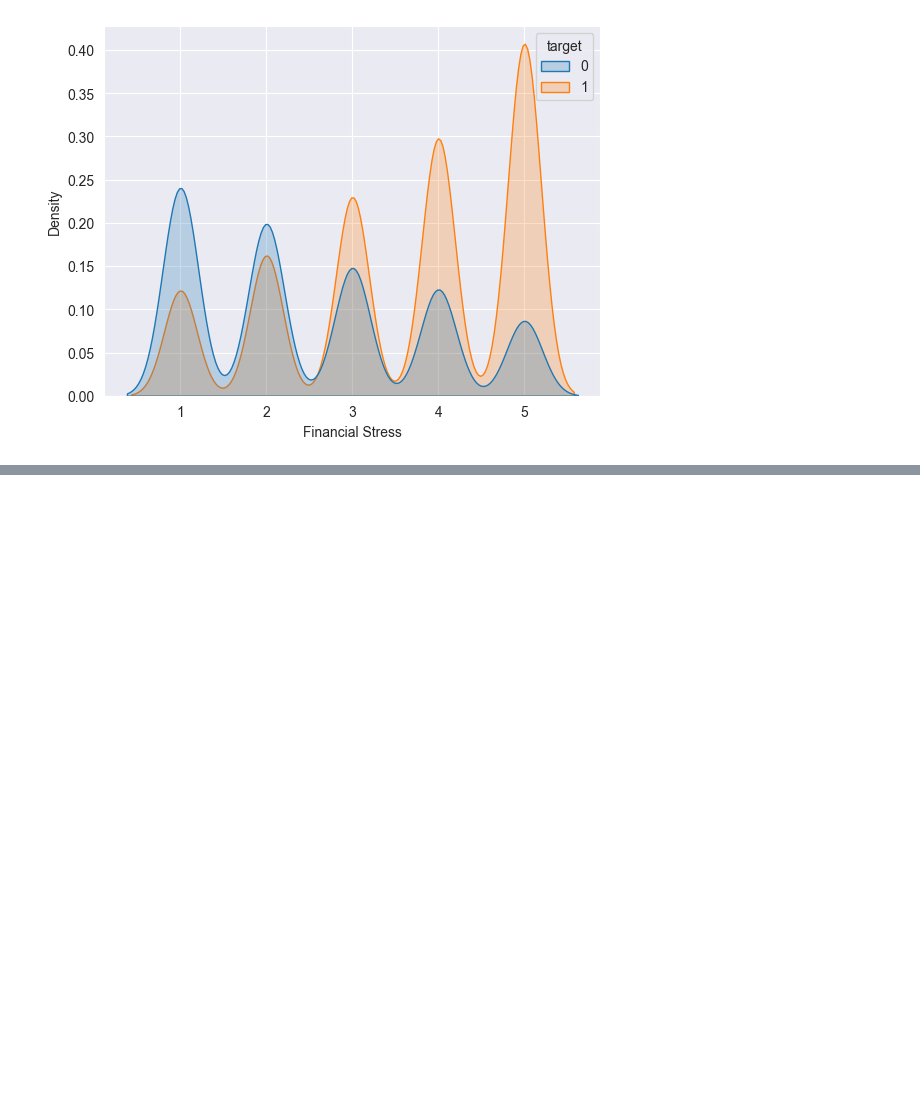
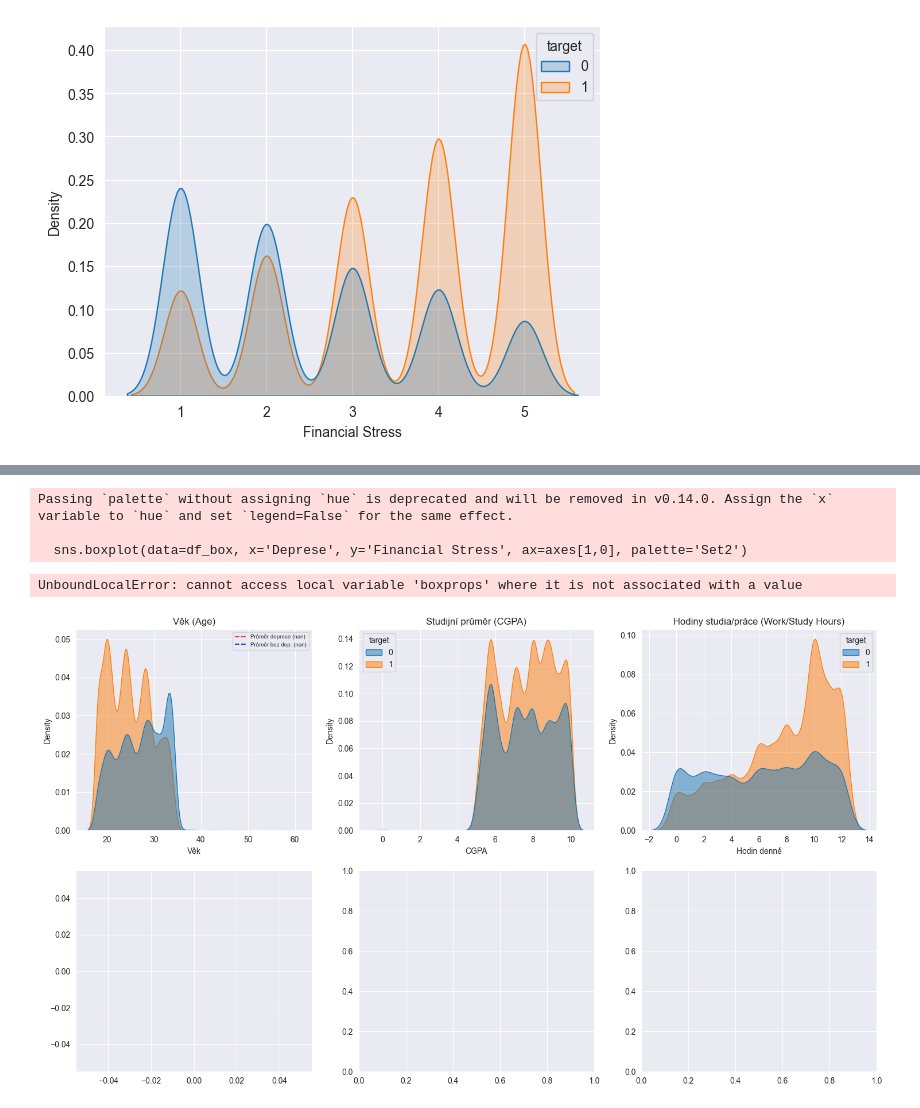
Before and after one commit to Nurofenkkk/VSE, a Jupyter notebook: ML2.ipynb, the cells around one changed output, grey strips where cells are left out. Drawn from its saved outputs; the diff is of its cells as text; code cells hidden in the pictures; blank space fills up the shorter version.

```diff
--- a/ML2.ipynb
+++ b/ML2.ipynb
@@ -124,0 +262,67 @@ sns.kdeplot(data=df, x='Financial Stress', hue='target', fill=True)
+# %%
+fig, axes = plt.subplots(2, 3, figsize=(18, 10))
+
+# Age
+sns.kdeplot(data=df, x='Age', hue='target', fill=True, alpha=0.5, ax=axes[0,0])
+age_dep  = df[df['target']==1]['Age'].mean()
+age_ndep = df[df['target']==0]['Age'].mean()
+axes[0,0].axvline(age_dep,  color='red',  linestyle='--', alpha=0.8, label=f'Průměr deprese ({age_dep:.1f})')
+axes[0,0].axvline(age_ndep, color='blue', linestyle='--', alpha=0.8, label=f'Průměr bez dep. ({age_ndep:.1f})')
+axes[0,0].set_title('Věk (Age)')
+axes[0,0].set_xlabel('Věk')
+axes[0,0].legend(fontsize=7)
+
+# CGPA
+sns.kdeplot(data=df, x='CGPA', hue='target', fill=True, alpha=0.5, ax=axes[0,1])
+axes[0,1].set_title('Studijní průměr (CGPA)')
+axes[0,1].set_xlabel('CGPA')
+
+# Work/Study Hours
+sns.kdeplot(data=df, x='Work/Study Hours', hue='target', fill=True, alpha=0.5, ax=axes[0,2])
+axes[0,2].set_title('Hodiny studia/práce (Work/Study Hours)')
+axes[0,2].set_xlabel('Hodin denně')
+
+# Financial Stress — boxplot by target
+df_box = df.copy()
+df_box['Deprese'] = df_box['target'].map({0: 'Bez deprese', 1: 'Deprese'})
+sns.boxplot(data=df_box, x='Deprese', y='Financial Stress', ax=axes[1,0], palette='Set2')
+axes[1,0].set_title('Finanční stres — boxplot')
+
+# Academic Pressure — boxplot
+sns.boxplot(data=df_box, x='Deprese', y='Academic Pressure', ax=axes[1,1], palette='Set2')
+axes[1,1].set_title('Akademický tlak — boxplot')
+
+# Korelace numerických příznaků s cílovou proměnnou
+df_corr_num = df.copy()
+df_corr_num['target_num'] = df_corr_num['target'].astype(int)
+corr_vals = (df_corr_num.select_dtypes(include='number')
+             .corr()['target_num']
+             .drop('target_num')
+             .sort_values())
+
+colors = ['#d73027' if v < 0 else '#4575b4' for v in corr_vals]
+corr_vals.plot(kind='barh', ax=axes[1,2], color=colors)
+axes[1,2].axvline(0, color='black', linewidth=0.8)
+axes[1,2].set_title('Korelace s cílovou proměnnou (Deprese)')
+axes[1,2].set_xlabel('Pearsonův korelační koeficient r')
+
+plt.suptitle('EDA — Numerické příznaky vs. Deprese', fontsize=14, fontweight='bold')
+plt.tight_layout()
+plt.savefig('eda_numeric.png', dpi=150, bbox_inches='tight')
+plt.show()
+
+# Přesné statistiky
+print("=== Průměrné hodnoty podle třídy ===")
+num_cols_eda = ['Age', 'CGPA', 'Academic Pressure', 'Financial Stress', 'Work/Study Hours']
+group_stats = df.groupby('target')[num_cols_eda].mean().round(2)
+group_stats.index = ['Bez deprese (0)', 'Deprese (1)']
+print(group_stats.T.to_string())
+
+print("\n=== Korelace s depresí (sestupně dle abs. hodnoty) ===")
+print(corr_vals.abs().sort_values(ascending=False).round(3).to_string())
+# %% [output]
+Passing `palette` without assigning `hue` is deprecated and will be removed in v0.14.0. Assign the `x` variable to `hue` and set `legend=False` for the same effect.
+
+  sns.boxplot(data=df_box, x='Deprese', y='Financial Stress', ax=axes[1,0], palette='Set2')
+UnboundLocalError: cannot access local variable 'boxprops' where it is not associated with a value
+[figure, added]
```
Also changed, not shown: parts of 51 cells of this notebook, 14 other files.
